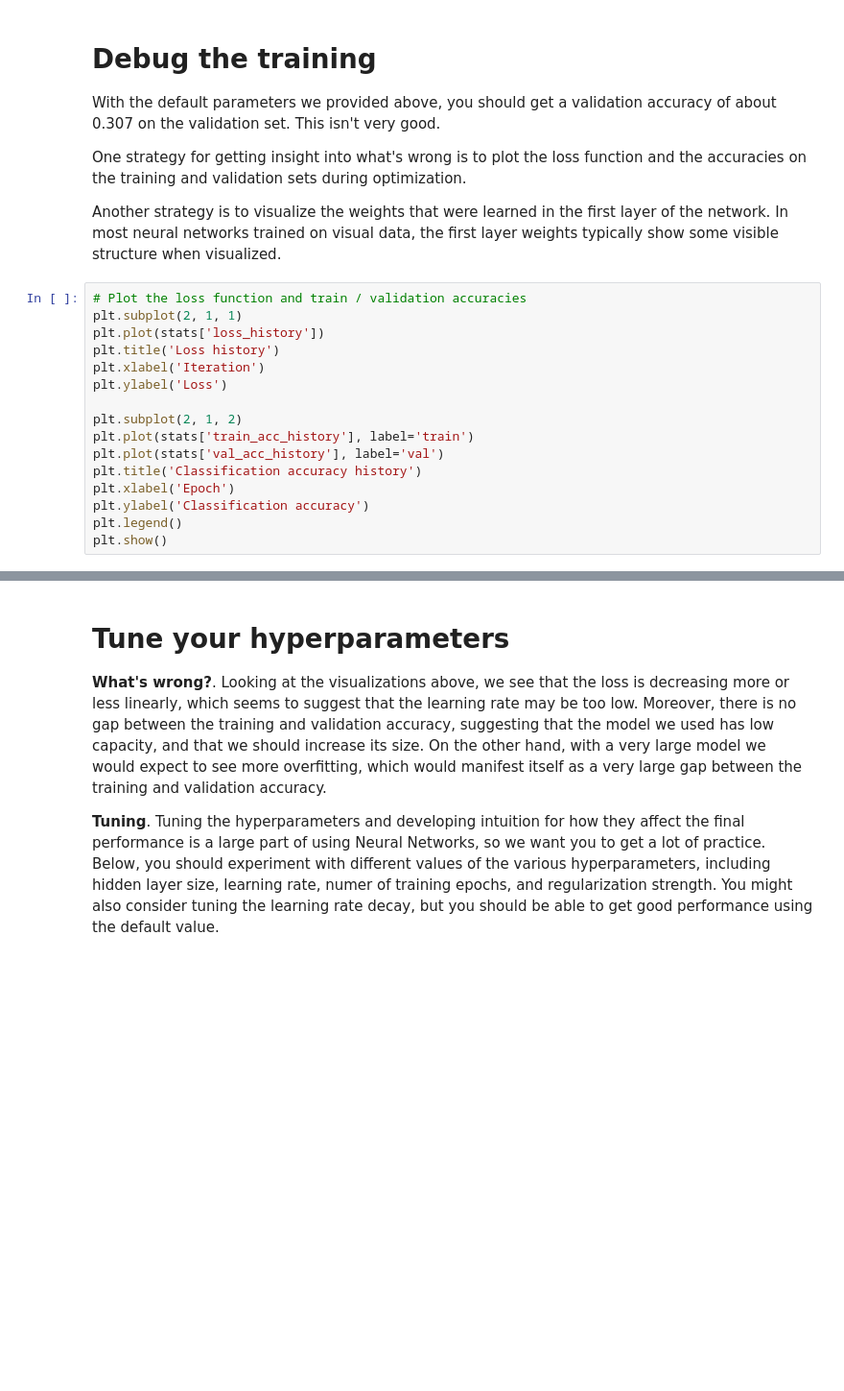
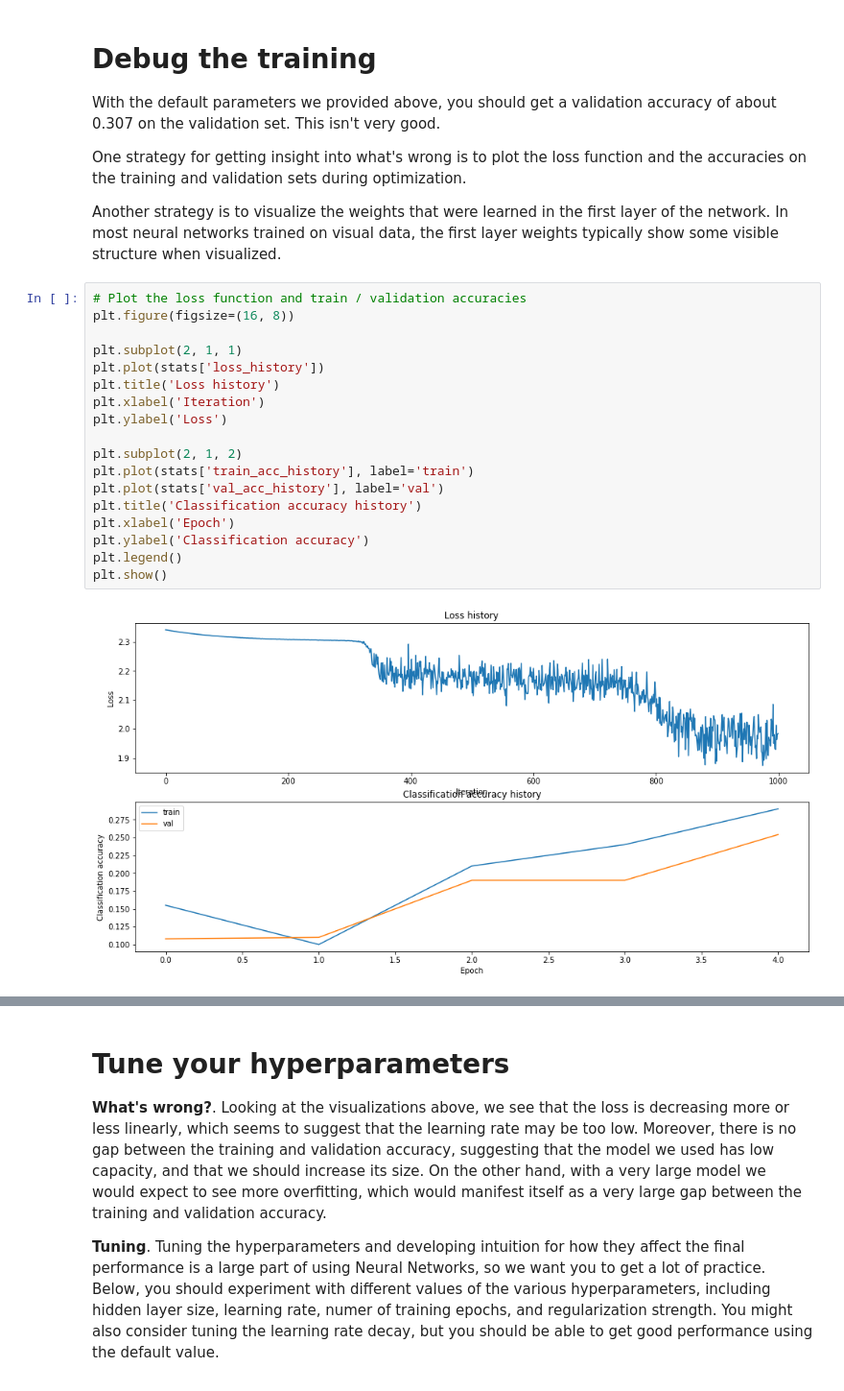
Before and after one commit to firattamur/VisionWithDeepLearning-Assignments, a Jupyter notebook: Assignment-1/three_layer_net.ipynb, the cells around one changed output, grey strips where cells are left out. Shown at 96% size. Drawn from its saved outputs; the diff is of its cells as text; blank space fills up the shorter version.

```diff
--- a/Assignment-1/three_layer_net.ipynb
+++ b/Assignment-1/three_layer_net.ipynb
@@ -200,20 +257,24 @@ One strategy for getting insight into what's wrong is to plot the loss function
 Another strategy is to visualize the weights that were learned in the first layer of the network. In most neural networks trained on visual data, the first layer weights typically show some visible structure when visualized.
 # %%
 # Plot the loss function and train / validation accuracies
+plt.figure(figsize=(16, 8))
+
 plt.subplot(2, 1, 1)
 plt.plot(stats['loss_history'])
 plt.title('Loss history')
 plt.xlabel('Iteration')
 plt.ylabel('Loss')
 
 plt.subplot(2, 1, 2)
 plt.plot(stats['train_acc_history'], label='train')
 plt.plot(stats['val_acc_history'], label='val')
 plt.title('Classification accuracy history')
 plt.xlabel('Epoch')
 plt.ylabel('Classification accuracy')
 plt.legend()
 plt.show()
+# %% [output]
+[figure, added]
 # %%
 from comp411.vis_utils import visualize_grid
 
```
Also changed, not shown: parts of 11 cells of this notebook, 8 other files.
